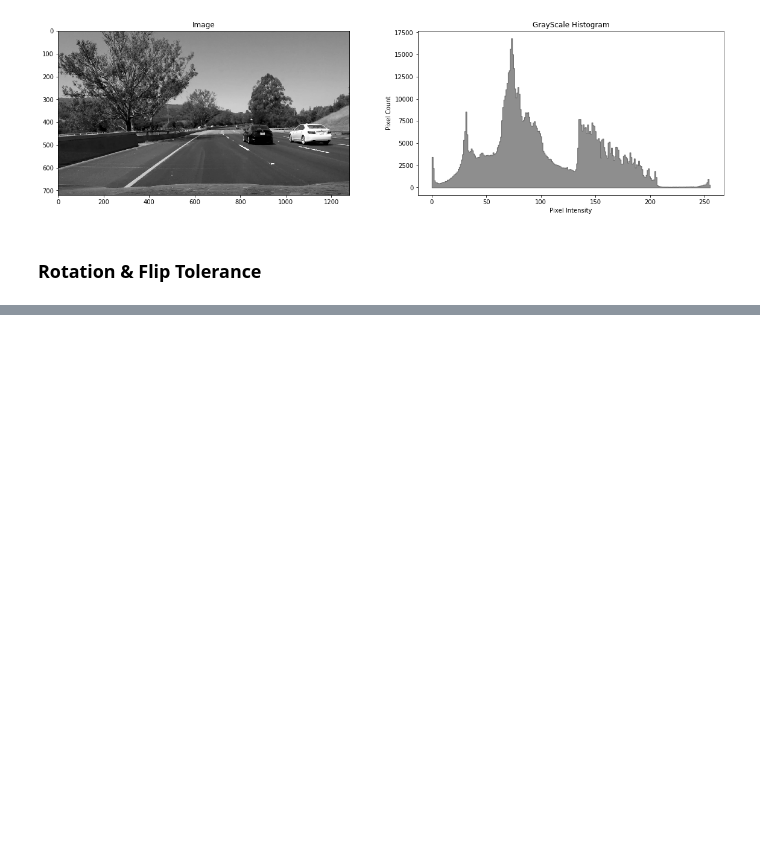
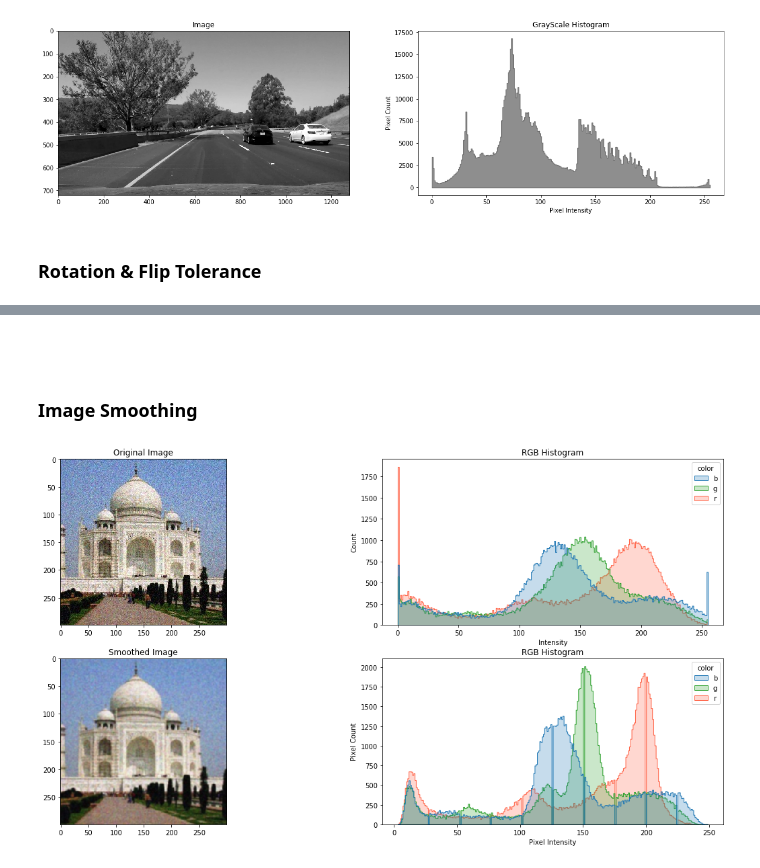
Before and after one commit to Defcon27/Image-Search-using-Parallel-Computing, a Jupyter notebook: ImageHistVisualizations.ipynb, the cells around one changed output, grey strips where cells are left out. Saved outputs shown, nothing was run; the diff lists cells and outputs as text; code cells hidden in the pictures; blank space fills up the shorter version.

```diff
--- a/ImageHistVisualizations.ipynb
+++ b/ImageHistVisualizations.ipynb
@@ -96,0 +63,25 @@ plt.show()
+# %% [markdown]
+##
+# %% [markdown]
+### Image Smoothing
+# %%
+from ImageHistogram import plotRGBDistribution
+
+image = cv2.imread("Image_Database/noisy.jpg")
+image = cv2.cvtColor(image, cv2.COLOR_BGR2RGB)
+
+filtered_image = cv2.GaussianBlur(image,(5,5),0)
+
+f, ax = plt.subplots(2, 2, figsize=(20,10))
+
+ax[0,0].set_title('Original Image')
+ax[0,0].imshow(image)
+ax[0,1].set_title('RGB Histogram')
+plotRGBDistribution(image, ax[0,1])
+ax[1,0].set_title('Smoothed Image')
+ax[1,0].imshow(filtered_image)
+ax[1,1].set_title('RGB Histogram')
+plotRGBDistribution(filtered_image, ax[1,1])
+plt.show()
+# %% [output]
+[figure, added]
```
Also changed, not shown: parts of 4 cells of this notebook.
